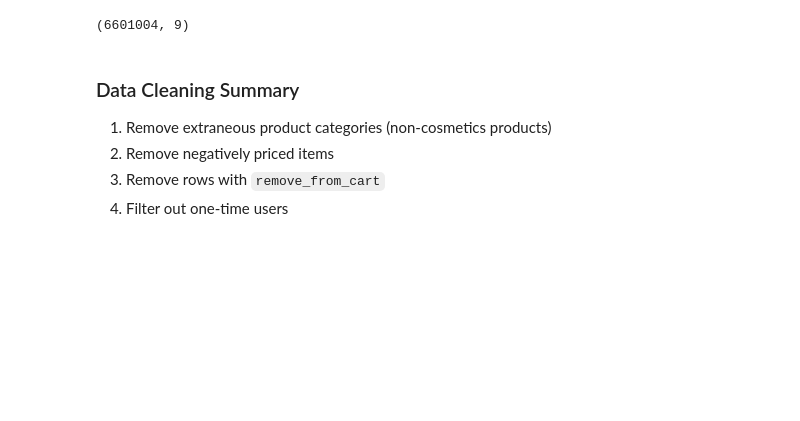
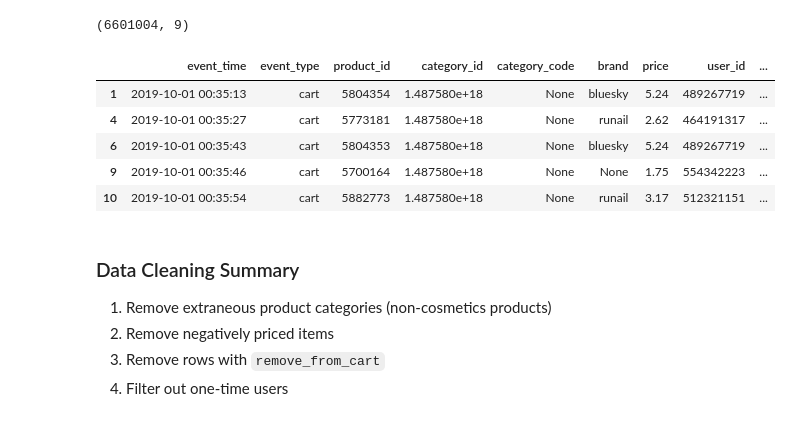
Before and after one commit to bakabbyy/customer-purchase-prediction, a Jupyter notebook: eda_feature_eng.ipynb, the cells around one changed output. Drawn from its saved outputs; the diff is of its cells as text; code cells hidden in the pictures; blank space fills up the shorter version.

```diff
--- a/eda_feature_eng.ipynb
+++ b/eda_feature_eng.ipynb
@@ -212,6 +204,15 @@ df = df[df.user_id.isin(one_visit.user_id.values)]
 df.shape
 # %% [output]
 (6601004, 9)
+# %%
+df.head()
+# %% [output]
+|  | event_time | event_type | product_id | category_id | category_code | brand | price | user_id | ... |
+| 1 | 2019-10-01 00:35:13 | cart | 5804354 | 1.487580e+18 | None | bluesky | 5.24 | 489267719 | ... |
+| 4 | 2019-10-01 00:35:27 | cart | 5773181 | 1.487580e+18 | None | runail | 2.62 | 464191317 | ... |
+| 6 | 2019-10-01 00:35:43 | cart | 5804353 | 1.487580e+18 | None | bluesky | 5.24 | 489267719 | ... |
+| 9 | 2019-10-01 00:35:46 | cart | 5700164 | 1.487580e+18 | None | None | 1.75 | 554342223 | ... |
+| 10 | 2019-10-01 00:35:54 | cart | 5882773 | 1.487580e+18 | None | runail | 3.17 | 512321151 | ... |
 # %% [markdown]
 ### Data Cleaning Summary
 1. Remove extraneous product categories (non-cosmetics products)
```
Also changed, not shown: parts of 45 cells of this notebook, 2 other files.
